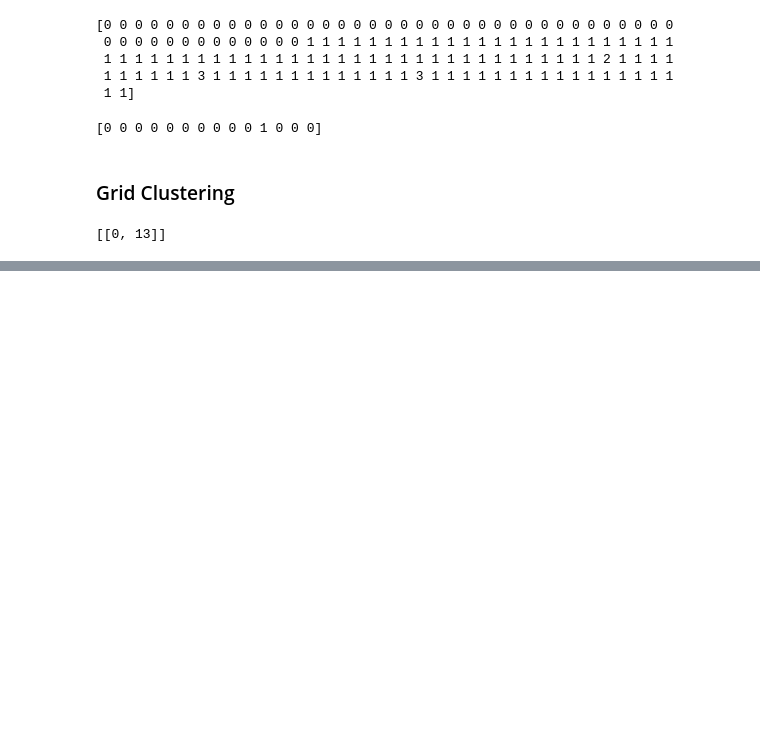
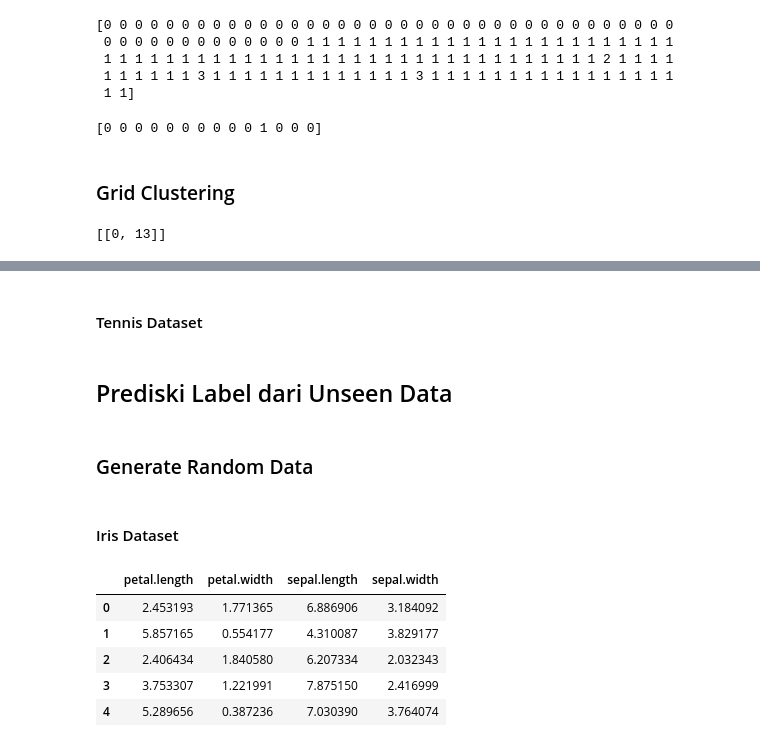
Before and after one commit to mhilmiasyrofi/clustering-exploration, a Jupyter notebook: Clustering Exploration.ipynb, the cells around one changed output, grey strips where cells are left out. Cells and saved outputs as stored; diff of their text form; code cells hidden in the pictures; blank space fills up the shorter version.

```diff
--- a/Clustering Exploration.ipynb
+++ b/Clustering Exploration.ipynb
@@ -69,18 +86,11 @@ tennis_features.head()
 from sklearn.cluster import KMeans
 
 # iris dataset
-kmeans = KMeans(n_clusters = 3, random_state = 0)
+kmeans_iris_model = KMeans(n_clusters = 3, random_state = 0)
 
-kmeans.fit(iris_features)
+kmeans_iris_model.fit(iris_features)
 
-# save the model to disk
-filename = 'kmeans_iris_model.sav'
-pickle.dump(kmeans, open(filename, 'wb'))
-
-# load the model from disk
-loaded_model = pickle.load(open(filename, 'rb'))
-
-iris_result = loaded_model.predict(iris_features)
+iris_result = kmeans_iris_model.predict(iris_features)
 print(iris_result)
 # %% [output]
 [1 1 1 1 1 1 1 1 1 1 1 1 1 1 1 1 1 1 1 1 1 1 1 1 1 1 1 1 1 1 1 1 1 1 1 1 1
@@ -293,0 +324,2 @@ print(clusters)
+# %% [markdown]
+#### Tennis Dataset
@@ -293,0 +333,24 @@ print(clusters)
+# %% [markdown]
+## Prediski Label dari Unseen Data
+# %% [markdown]
+### Generate Random Data
+# %% [markdown]
+#### Iris Dataset
+# %%
+iris_random_data = []
+for i in range (0, 20):
+    iris_random_data.append({'sepal.length': np.random.uniform(iris_features['sepal.length'].min(), iris_features['sepal.length'].max()),
+                             'sepal.width': np.random.uniform(iris_features['sepal.width'].min(), iris_features['sepal.width'].max()),
+                             'petal.length': np.random.uniform(iris_features['petal.length'].min(), iris_features['petal.length'].max()),
+                             'petal.width': np.random.uniform(iris_features['petal.width'].min(), iris_features['petal.width'].max())})
+
+iris_random_data = pd.DataFrame(iris_random_data)
+
+iris_random_data.head(5)
+# %% [output]
+|  | petal.length | petal.width | sepal.length | sepal.width |
+| 0 | 2.453193 | 1.771365 | 6.886906 | 3.184092 |
+| 1 | 5.857165 | 0.554177 | 4.310087 | 3.829177 |
+| 2 | 2.406434 | 1.840580 | 6.207334 | 2.032343 |
+| 3 | 3.753307 | 1.221991 | 7.875150 | 2.416999 |
+| 4 | 5.289656 | 0.387236 | 7.030390 | 3.764074 |
```
Also changed, not shown: parts of 32 cells of this notebook, 11 other files.
